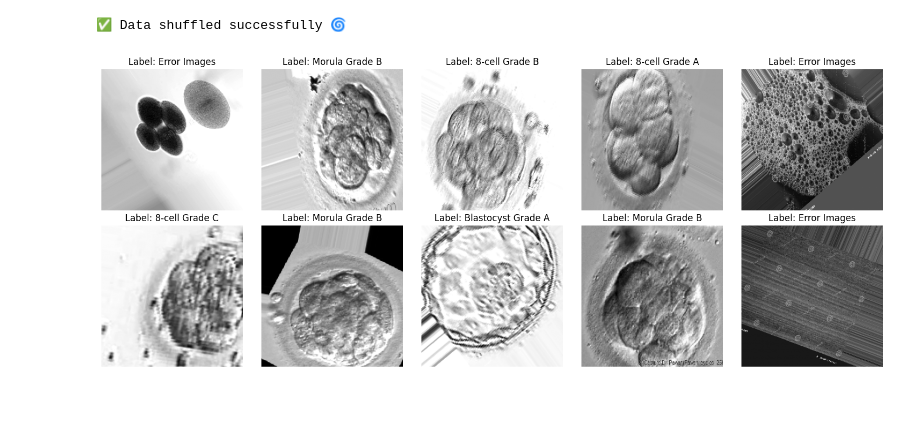
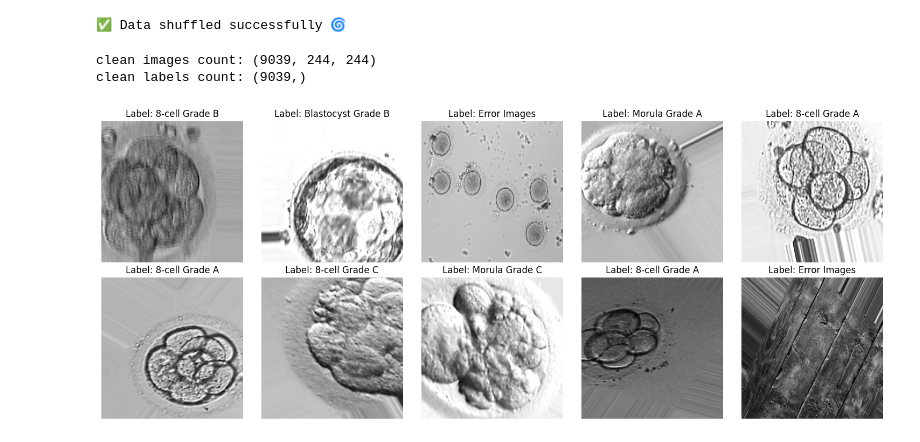
Before and after one commit to revanth-kumar-01-ai/360DigitMG-Training-Phase, a Jupyter notebook: Embryo-Project-Deeplearning/research/02.Data_Preprocessing.ipynb, the cells around one changed output. Cells and saved outputs as stored; diff of their text form; code cells hidden in the pictures; blank space fills up the shorter version.

Commit message:
data preprocessing ⚙️

```diff
--- a/Embryo-Project-Deeplearning/research/02.Data_Preprocessing.ipynb
+++ b/Embryo-Project-Deeplearning/research/02.Data_Preprocessing.ipynb
@@ -364,0 +372,19 @@ X  = X / 255.0  #its range is 0 to 1
+# %%
+clean_images = []
+clean_labels = []
+
+for img, label in zip(X, y):
+    # ❌ Skip blank or corrupted images
+    if img is not None and img.size != 0:
+        # ✅ Skip duplicates
+        if not any(np.array_equal(img, x) for x in clean_images):
+            clean_images.append(img)
+            clean_labels.append(label)
+
+# ✅ Convert to NumPy arrays
+clean_images = np.array(clean_images)
+clean_labels = np.array(clean_labels)
+
+# 🖨️ Print results
+print(f"✅ Cleaned images count: {len(clean_images)} 🖼️")
+print(f"✅ Cleaned labels count: {len(clean_labels)} 🏷️")
@@ -365,14 +394,35 @@ X  = X / 255.0  #its range is 0 to 1
 # %% [markdown]
 #### Split Data (train, test)
 # %%
-X, y = shuffle(X, y, random_state = 42)
+clean_images, clean_labels = shuffle(clean_images, clean_labels, random_state = 42)
 
 print("✅ Data shuffled successfully 🌀")
 # %% [output]
 ✅ Data shuffled successfully 🌀
+# %%
+# clean images and labels counts
+
+print("clean images count:", clean_images.shape)
+
+print("clean labels count:", clean_labels.shape)
+# %% [output]
+clean images count: (9039, 244, 244)
+clean labels count: (9039,)
 # %%
-indices = random.sample(range(len(X)), 10)
+# clean dataset visual images and labels
 
-ImagePrePreprocessingData.RadomVisual(indices)
+
+indices = random.sample(range(len(clean_images)), 10)
+
+plt.figure(figsize=(15, 6))
+
+for i, idx in enumerate(indices):
+    plt.subplot(2, 5, i + 1)
+    plt.imshow(clean_images[idx].squeeze(), cmap='gray')  # Use squeeze if shape is (H, W, 1)
+    plt.title(f"Label: {clean_labels[idx]}")
+    plt.axis('off')
+
+plt.tight_layout()
+plt.show()
 # %% [output]
-[figure, old version]
+[figure, new version]
```
Also changed, not shown: parts of 11 cells of this notebook, 2 other files.
